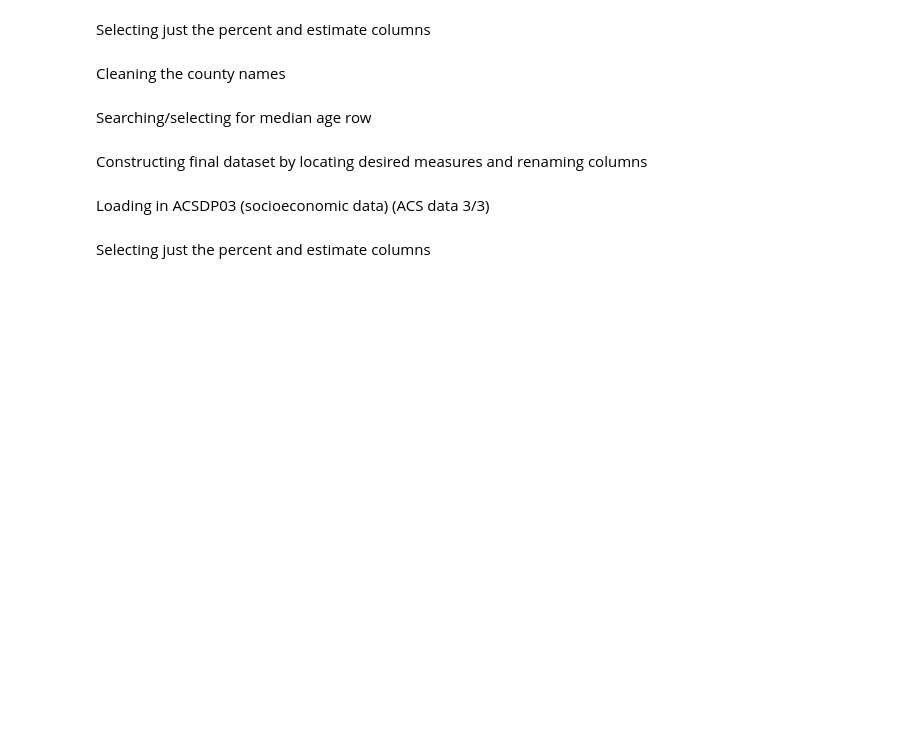
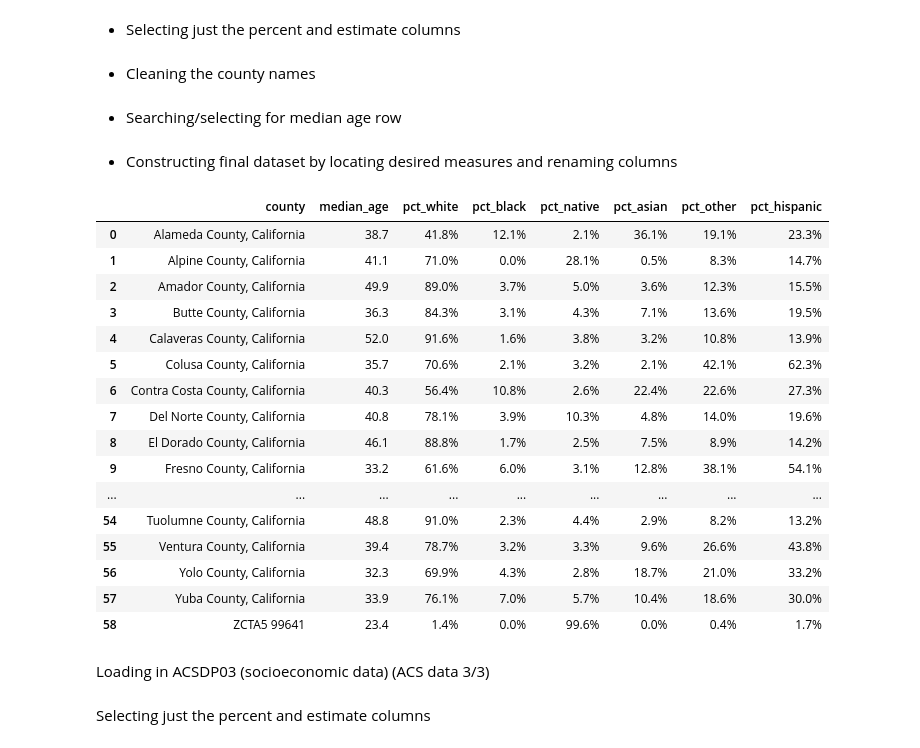
Before and after one commit to sose27/GROUP1_comm3180_S26_Data_Project, a Jupyter notebook: data_analysis/ACS Data Analysis.ipynb, the cells around one changed output. Saved outputs shown, nothing was run; the diff lists cells and outputs as text; code cells hidden in the pictures; blank space fills up the shorter version.

```diff
--- a/data_analysis/ACS Data Analysis.ipynb
+++ b/data_analysis/ACS Data Analysis.ipynb
@@ -15,2 +19,4 @@ Loading in ACSDP05 (demographic data) (ACS data 1/3)
 # %%
-ACS5 = pd.read_csv('data/ACSDP05.csv')
+ACS5 = pd.read_csv('../data/ACSDP05.csv')
+
+ACS5.shape
@@ -17,18 +46,18 @@ ACS5 = pd.read_csv('data/ACSDP05.csv')
 # %% [markdown]
-Selecting just the percent and estimate columns
+* Selecting just the percent and estimate columns
 # %%
 estimate_cols = [c for c in ACS5.columns if c.endswith('!!Estimate')]
 percent_cols = [c for c in ACS5.columns if c.endswith('!!Percent')]
 # %% [markdown]
-Cleaning the county names
+* Cleaning the county names
 # %%
 county_names = [c.split('!!')[0].strip() for c in percent_cols]
 # %% [markdown]
-Searching/selecting for median age row
+* Searching/selecting for median age row
 # %%
 median_idx = ACS5['Label (Grouping)'].astype(str).str.contains('Median age', na=False)
 # %% [markdown]
-Constructing final dataset by locating desired measures and renaming columns
+* Constructing final dataset by locating desired measures and renaming columns
 # %%
 ACS5_final = pd.DataFrame({
     'county': county_names,
@@ -40,6 +69,26 @@ ACS5_final = pd.DataFrame({
     'pct_other': ACS5.loc[76, percent_cols].values,
     'pct_hispanic': ACS5.loc[79, percent_cols].values,
 })
+# %%
+ACS5_final
+# %% [output]
+|  | county | median_age | pct_white | pct_black | pct_native | pct_asian | pct_other | pct_hispanic |
+| 0 | Alameda County, California | 38.7 | 41.8% | 12.1% | 2.1% | 36.1% | 19.1% | 23.3% |
+| 1 | Alpine County, California | 41.1 | 71.0% | 0.0% | 28.1% | 0.5% | 8.3% | 14.7% |
+| 2 | Amador County, California | 49.9 | 89.0% | 3.7% | 5.0% | 3.6% | 12.3% | 15.5% |
+| 3 | Butte County, California | 36.3 | 84.3% | 3.1% | 4.3% | 7.1% | 13.6% | 19.5% |
+| 4 | Calaveras County, California | 52.0 | 91.6% | 1.6% | 3.8% | 3.2% | 10.8% | 13.9% |
+| 5 | Colusa County, California | 35.7 | 70.6% | 2.1% | 3.2% | 2.1% | 42.1% | 62.3% |
+| 6 | Contra Costa County, California | 40.3 | 56.4% | 10.8% | 2.6% | 22.4% | 22.6% | 27.3% |
+| 7 | Del Norte County, California | 40.8 | 78.1% | 3.9% | 10.3% | 4.8% | 14.0% | 19.6% |
+| 8 | El Dorado County, California | 46.1 | 88.8% | 1.7% | 2.5% | 7.5% | 8.9% | 14.2% |
+| 9 | Fresno County, California | 33.2 | 61.6% | 6.0% | 3.1% | 12.8% | 38.1% | 54.1% |
+| ... | ... | ... | ... | ... | ... | ... | ... | ... |
+| 54 | Tuolumne County, California | 48.8 | 91.0% | 2.3% | 4.4% | 2.9% | 8.2% | 13.2% |
+| 55 | Ventura County, California | 39.4 | 78.7% | 3.2% | 3.3% | 9.6% | 26.6% | 43.8% |
+| 56 | Yolo County, California | 32.3 | 69.9% | 4.3% | 2.8% | 18.7% | 21.0% | 33.2% |
+| 57 | Yuba County, California | 33.9 | 76.1% | 7.0% | 5.7% | 10.4% | 18.6% | 30.0% |
+| 58 | ZCTA5 99641 | 23.4 | 1.4% | 0.0% | 99.6% | 0.0% | 0.4% | 1.7% |
 # %% [markdown]
 Loading in ACSDP03 (socioeconomic data) (ACS data 3/3)
 # %%
```
Also changed, not shown: parts of 8 cells of this notebook, 7 other files.
